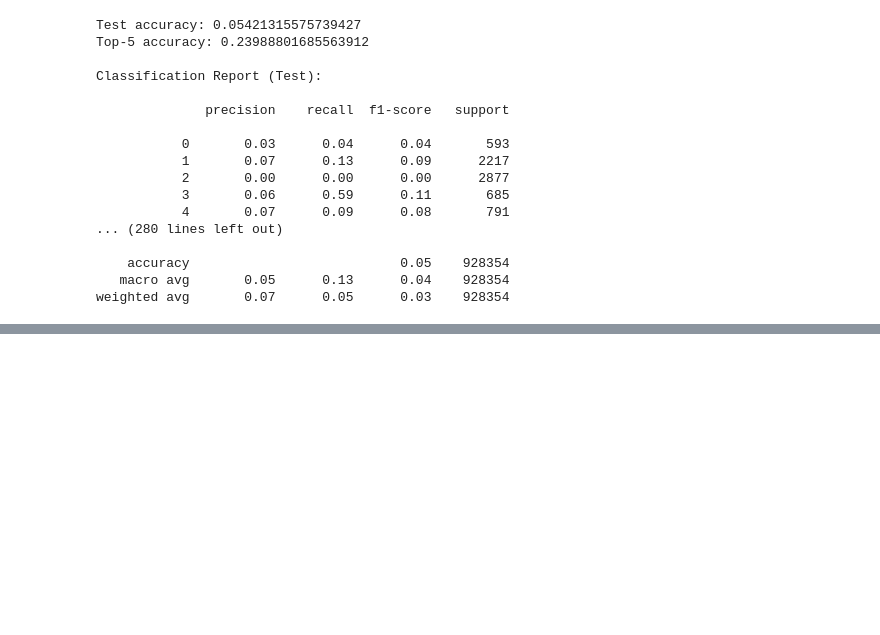
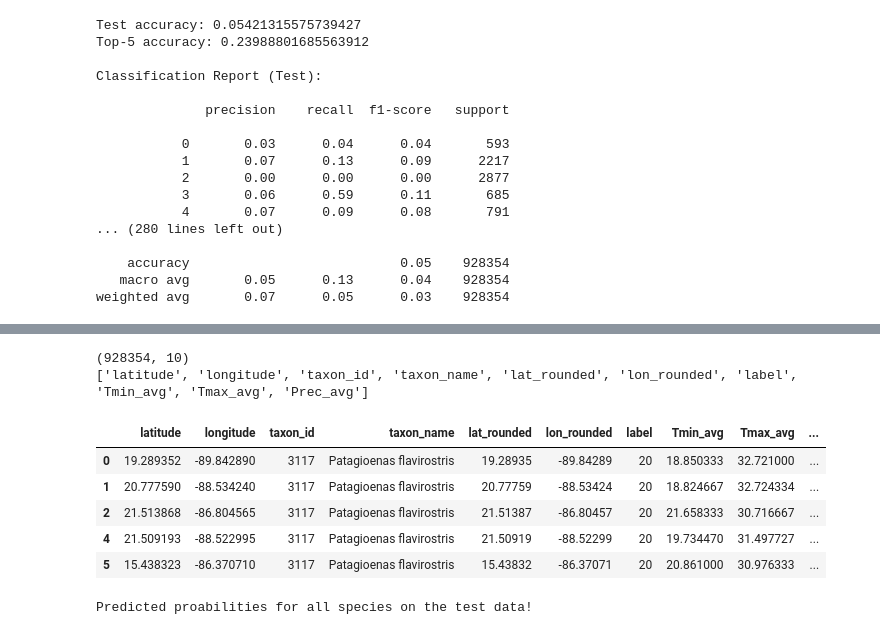
Before and after one commit to hayamikkawi/SpeciesPrediction, a Jupyter notebook: species.miniproc.ipynb, the cells around one changed output, grey strips where cells are left out. Cells and saved outputs as stored; diff of their text form; code cells hidden in the pictures; blank space fills up the shorter version.

```diff
--- a/species.miniproc.ipynb
+++ b/species.miniproc.ipynb
@@ -838,0 +1024,32 @@ weighted avg       0.07      0.05      0.03    928354
+# %%
+#load test dataset
+print(test_df.shape)
+print(test_df.columns.tolist())
+test_df.head()
+# %% [output]
+(928354, 10)
+['latitude', 'longitude', 'taxon_id', 'taxon_name', 'lat_rounded', 'lon_rounded', 'label', 'Tmin_avg', 'Tmax_avg', 'Prec_avg']
+|  | latitude | longitude | taxon_id | taxon_name | lat_rounded | lon_rounded | label | Tmin_avg | Tmax_avg | ... |
+| 0 | 19.289352 | -89.842890 | 3117 | Patagioenas flavirostris | 19.28935 | -89.84289 | 20 | 18.850333 | 32.721000 | ... |
+| 1 | 20.777590 | -88.534240 | 3117 | Patagioenas flavirostris | 20.77759 | -88.53424 | 20 | 18.824667 | 32.724334 | ... |
+| 2 | 21.513868 | -86.804565 | 3117 | Patagioenas flavirostris | 21.51387 | -86.80457 | 20 | 21.658333 | 30.716667 | ... |
+| 4 | 21.509193 | -88.522995 | 3117 | Patagioenas flavirostris | 21.50919 | -88.52299 | 20 | 19.734470 | 31.497727 | ... |
+| 5 | 15.438323 | -86.370710 | 3117 | Patagioenas flavirostris | 15.43832 | -86.37071 | 20 | 20.861000 | 30.976333 | ... |
+# %%
+test_features= test_df[["latitude","longitude","Tmin_avg","Tmax_avg","Prec_avg"]]
+
+prob_matrix= []
+species_ids= []
+
+#loop through trained RF
+for _, row in results_df.iterrows():
+    sp= row["species_id"]
+    model= row["model"]
+    probs= model.predict_proba(test_features)[:,1]
+    prob_matrix.append(probs)
+    species_ids.append(sp)
+
+proba_df= pd.DataFrame(np.array(prob_matrix).T, columns= species_ids)
+print("Predicted proabilities for all species on the test data!")
+# %% [output]
+Predicted proabilities for all species on the test data!
```
Also changed, not shown: parts of 16 cells of this notebook.
